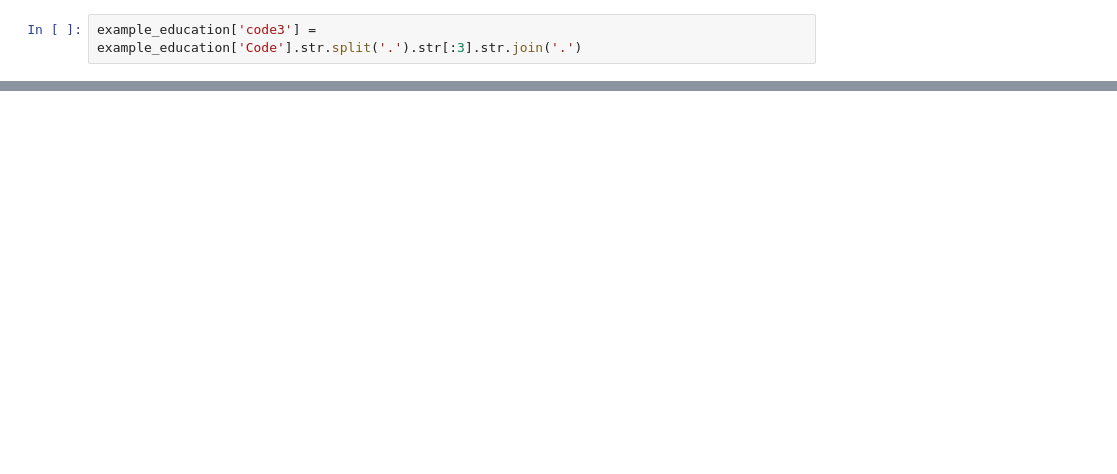
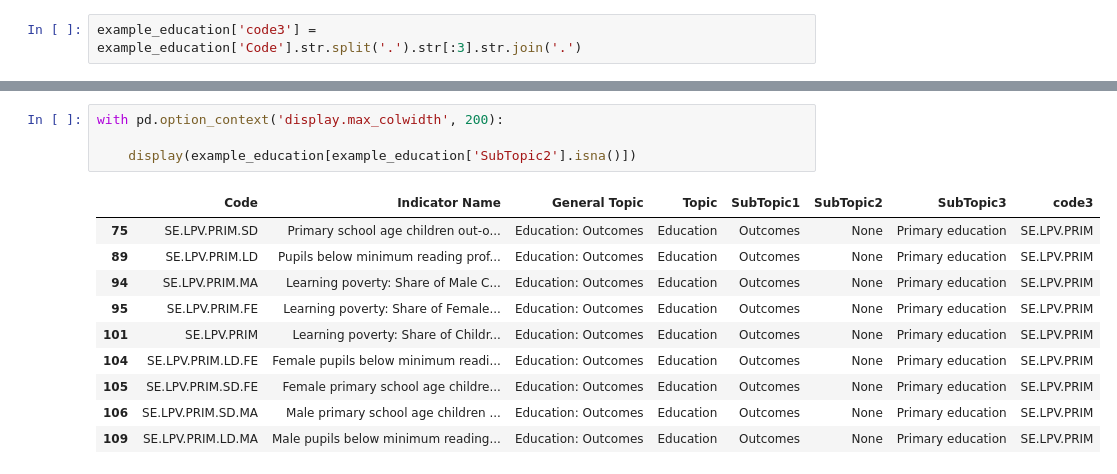
Before and after one commit to bm-sami/tunisia-wdi-structure, a Jupyter notebook: notebooks/metadata_code_1.ipynb, the cells around one changed output, grey strips where cells are left out. Cells and saved outputs as stored; diff of their text form; blank space fills up the shorter version.

```diff
--- a/notebooks/metadata_code_1.ipynb
+++ b/notebooks/metadata_code_1.ipynb
@@ -94,0 +265,15 @@ example_education[example_education['code3'] == 'SE.TER.CUAT']
+# %%
+with pd.option_context('display.max_colwidth', 200):
+
+    display(example_education[example_education['SubTopic2'].isna()])
+# %% [output]
+|  | Code | Indicator Name | General Topic | Topic | SubTopic1 | SubTopic2 | SubTopic3 | code3 |
+| 75 | SE.LPV.PRIM.SD | Primary school age children out-o... | Education: Outcomes | Education | Outcomes | None | Primary education | SE.LPV.PRIM |
+| 89 | SE.LPV.PRIM.LD | Pupils below minimum reading prof... | Education: Outcomes | Education | Outcomes | None | Primary education | SE.LPV.PRIM |
+| 94 | SE.LPV.PRIM.MA | Learning poverty: Share of Male C... | Education: Outcomes | Education | Outcomes | None | Primary education | SE.LPV.PRIM |
+| 95 | SE.LPV.PRIM.FE | Learning poverty: Share of Female... | Education: Outcomes | Education | Outcomes | None | Primary education | SE.LPV.PRIM |
+| 101 | SE.LPV.PRIM | Learning poverty: Share of Childr... | Education: Outcomes | Education | Outcomes | None | Primary education | SE.LPV.PRIM |
+| 104 | SE.LPV.PRIM.LD.FE | Female pupils below minimum readi... | Education: Outcomes | Education | Outcomes | None | Primary education | SE.LPV.PRIM |
+| 105 | SE.LPV.PRIM.SD.FE | Female primary school age childre... | Education: Outcomes | Education | Outcomes | None | Primary education | SE.LPV.PRIM |
+| 106 | SE.LPV.PRIM.SD.MA | Male primary school age children ... | Education: Outcomes | Education | Outcomes | None | Primary education | SE.LPV.PRIM |
+| 109 | SE.LPV.PRIM.LD.MA | Male pupils below minimum reading... | Education: Outcomes | Education | Outcomes | None | Primary education | SE.LPV.PRIM |
```
Also changed, not shown: parts of 23 cells of this notebook.
